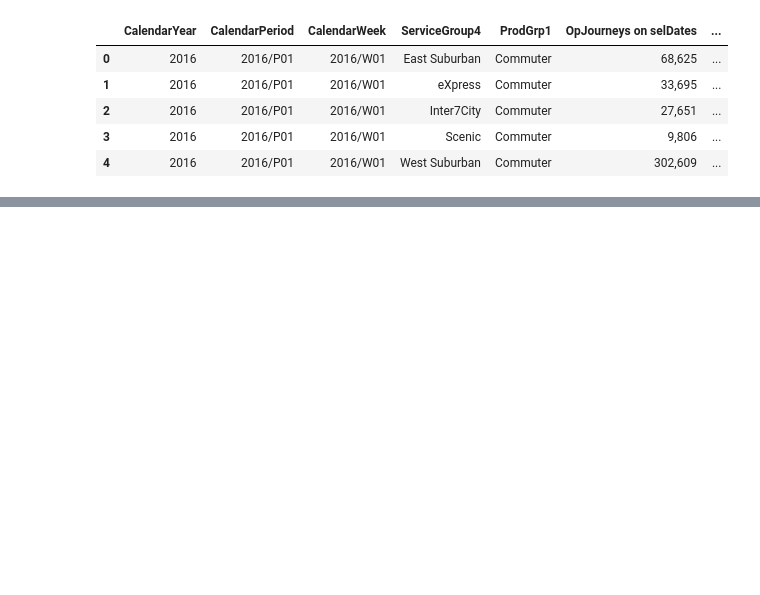
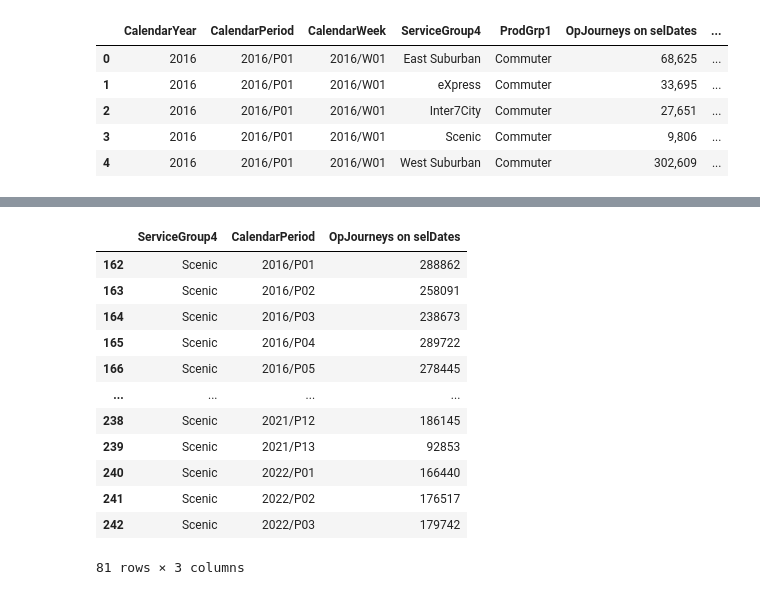
Before and after one commit to JoshYang1/Innovation-Week-Krusty-Krabs, a Jupyter notebook: Krusty Krab.ipynb, the cells around one changed output, grey strips where cells are left out. Saved outputs shown, nothing was run; the diff lists cells and outputs as text; code cells hidden in the pictures; blank space fills up the shorter version.

```diff
--- a/Krusty Krab.ipynb
+++ b/Krusty Krab.ipynb
@@ -29,0 +37,17 @@ df
+# %%
+df2 = df[df["ServiceGroup4"] == 'Scenic']
+df2
+# %% [output]
+|  | ServiceGroup4 | CalendarPeriod | OpJourneys on selDates |
+| 162 | Scenic | 2016/P01 | 288862 |
+| 163 | Scenic | 2016/P02 | 258091 |
+| 164 | Scenic | 2016/P03 | 238673 |
+| 165 | Scenic | 2016/P04 | 289722 |
+| 166 | Scenic | 2016/P05 | 278445 |
+| ... | ... | ... | ... |
+| 238 | Scenic | 2021/P12 | 186145 |
+| 239 | Scenic | 2021/P13 | 92853 |
+| 240 | Scenic | 2022/P01 | 166440 |
+| 241 | Scenic | 2022/P02 | 176517 |
+| 242 | Scenic | 2022/P03 | 179742 |
+81 rows × 3 columns
```
Also changed, not shown: parts of 10 cells of this notebook.
